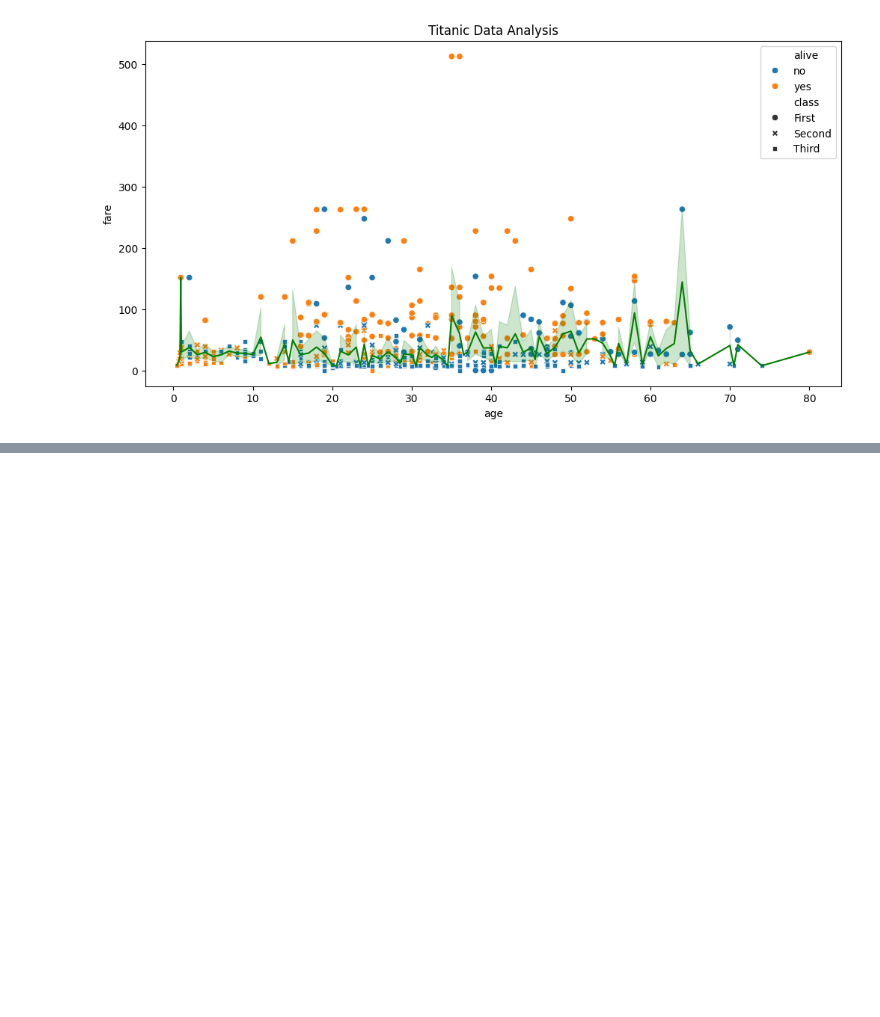
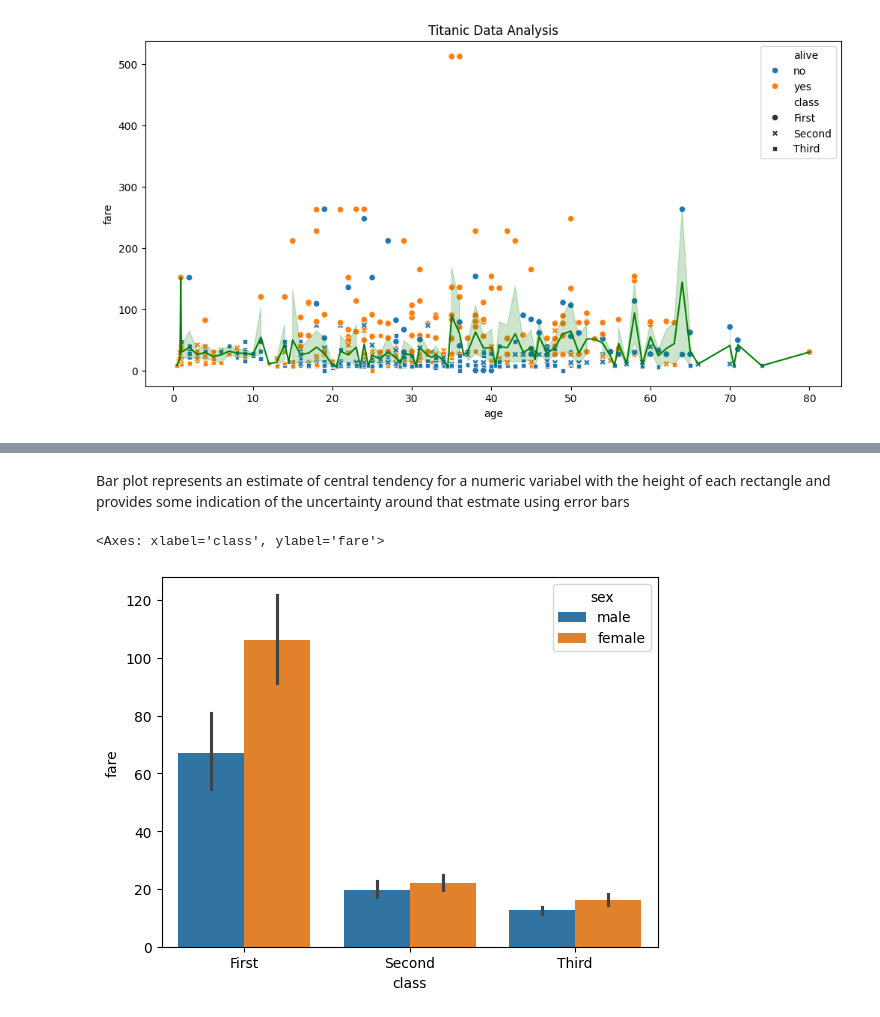
Before and after one commit to joyjeetcoding/python, a Jupyter notebook: seaborn1.ipynb, the cells around one changed output, grey strips where cells are left out. Saved outputs shown, nothing was run; the diff lists cells and outputs as text; code cells hidden in the pictures; blank space fills up the shorter version.

```diff
--- a/seaborn1.ipynb
+++ b/seaborn1.ipynb
@@ -171,0 +186,7 @@ Text(0.5, 1.0, 'Titanic Data Analysis')
+# %% [markdown]
+Bar plot represents an estimate of central tendency for a numeric variabel with the height of each rectangle and provides some indication of the uncertainty around that estmate using error bars
+# %%
+sns.barplot(x = 'class', y = 'fare', data = titanic_df, hue = 'sex')
+# %% [output]
+<Axes: xlabel='class', ylabel='fare'>
+[figure, added]
```
Also changed, not shown: parts of 12 cells of this notebook.
